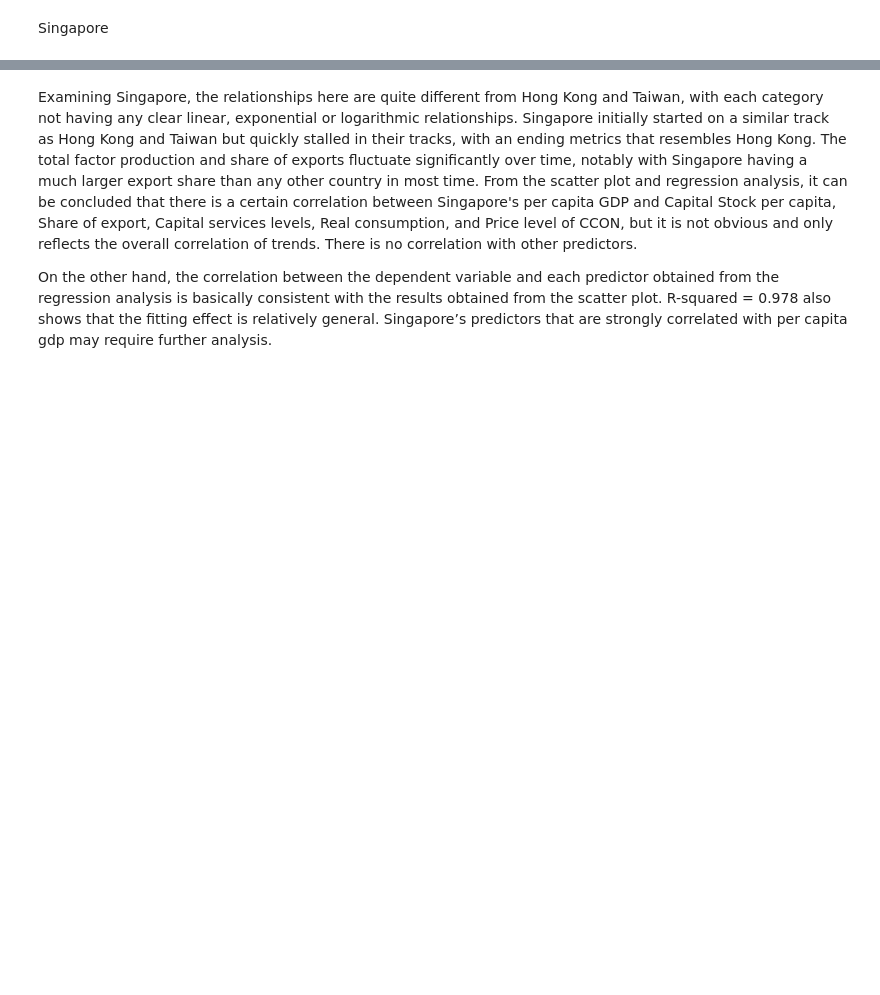
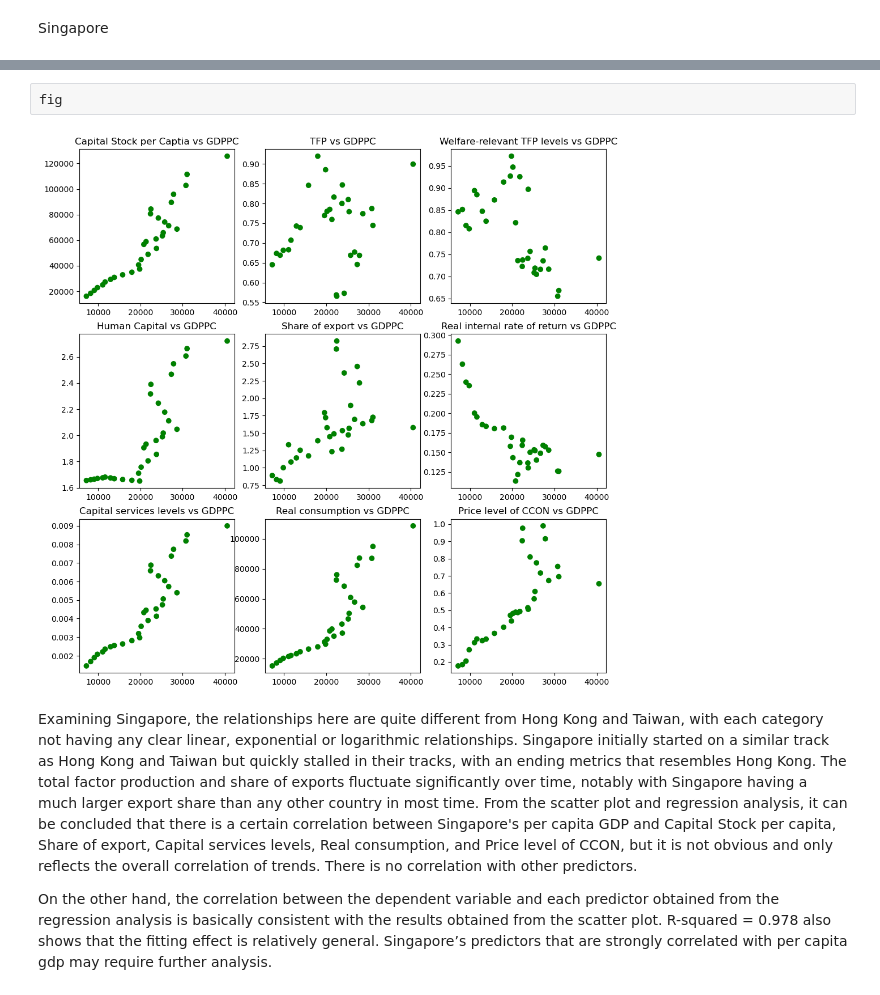
Before and after one commit to Heston13/Empirical-Project, a Jupyter notebook: asiantigers.ipynb, the cells around one changed output, grey strips where cells are left out. Cells and saved outputs as stored; diff of their text form; blank space fills up the shorter version.

```diff
--- a/asiantigers.ipynb
+++ b/asiantigers.ipynb
@@ -180,3 +265,7 @@ print(lrm.summary())
+# %%
+fig
+# %% [output]
+[figure, added]
 # %% [markdown]
 Examining Singapore, the relationships here are quite different from Hong Kong and Taiwan, with each category not having any clear linear, exponential or logarithmic relationships. Singapore initially started on a similar track as Hong Kong and Taiwan but quickly stalled in their tracks, with an ending metrics that resembles Hong Kong. The total factor production and share of exports fluctuate significantly over time, notably with Singapore having a much larger export share than any other country in most time. From the scatter plot and regression analysis, it can be concluded that there is a certain correlation between Singapore's per capita GDP and Capital Stock per capita, Share of export, Capital services levels, Real consumption, and Price level of CCON, but it is not obvious and only reflects the overall correlation of trends. There is no correlation with other predictors.
 
```
Also changed, not shown: parts of 10 cells of this notebook, 2 other files.
